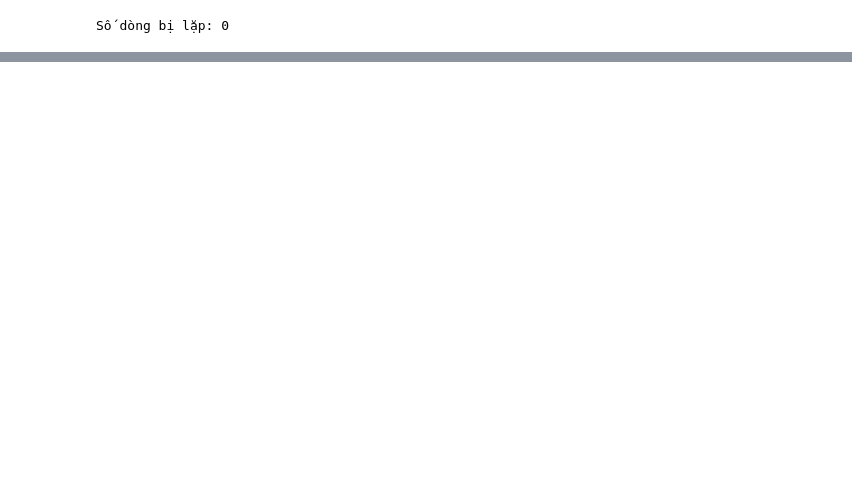
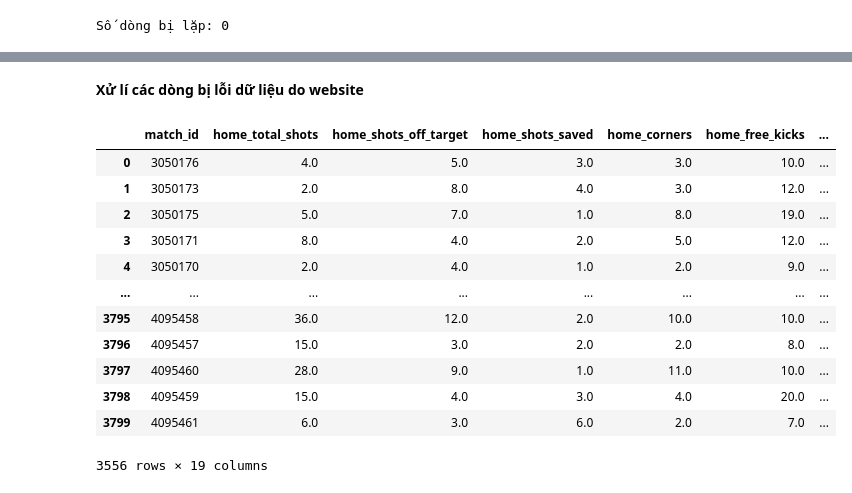
Before and after one commit to Banhmikepthit0105/FootballMatch-Analysis.Prediction, a Jupyter notebook: Phase02_DataPrepocessing.ipynb, the cells around one changed output, grey strips where cells are left out. Cells and saved outputs as stored; diff of their text form; code cells hidden in the pictures; blank space fills up the shorter version.

```diff
--- a/Phase02_DataPrepocessing.ipynb
+++ b/Phase02_DataPrepocessing.ipynb
@@ -103,0 +223,22 @@ Có gì ae tự tạo cell thêm tương ứng với cái section đã ghi trên
+# %%
+def deleting_all_rows_with_missing_values(df):
+    return df.dropna(subset=df.columns.difference(['match_id']), how='all')
+# %% [markdown]
+**Xử lí các dòng bị lỗi dữ liệu do website**
+# %%
+raw_match_statistics = deleting_all_rows_with_missing_values(raw_match_statistics)
+raw_match_statistics
+# %% [output]
+|  | match_id | home_total_shots | home_shots_off_target | home_shots_saved | home_corners | home_free_kicks | ... |
+| 0 | 3050176 | 4.0 | 5.0 | 3.0 | 3.0 | 10.0 | ... |
+| 1 | 3050173 | 2.0 | 8.0 | 4.0 | 3.0 | 12.0 | ... |
+| 2 | 3050175 | 5.0 | 7.0 | 1.0 | 8.0 | 19.0 | ... |
+| 3 | 3050171 | 8.0 | 4.0 | 2.0 | 5.0 | 12.0 | ... |
+| 4 | 3050170 | 2.0 | 4.0 | 1.0 | 2.0 | 9.0 | ... |
+| ... | ... | ... | ... | ... | ... | ... | ... |
+| 3795 | 4095458 | 36.0 | 12.0 | 2.0 | 10.0 | 10.0 | ... |
+| 3796 | 4095457 | 15.0 | 3.0 | 2.0 | 2.0 | 8.0 | ... |
+| 3797 | 4095460 | 28.0 | 9.0 | 1.0 | 11.0 | 10.0 | ... |
+| 3798 | 4095459 | 15.0 | 4.0 | 3.0 | 4.0 | 20.0 | ... |
+| 3799 | 4095461 | 6.0 | 3.0 | 6.0 | 2.0 | 7.0 | ... |
+3556 rows × 19 columns
```
Also changed, not shown: parts of 30 cells of this notebook, 4 other files.
